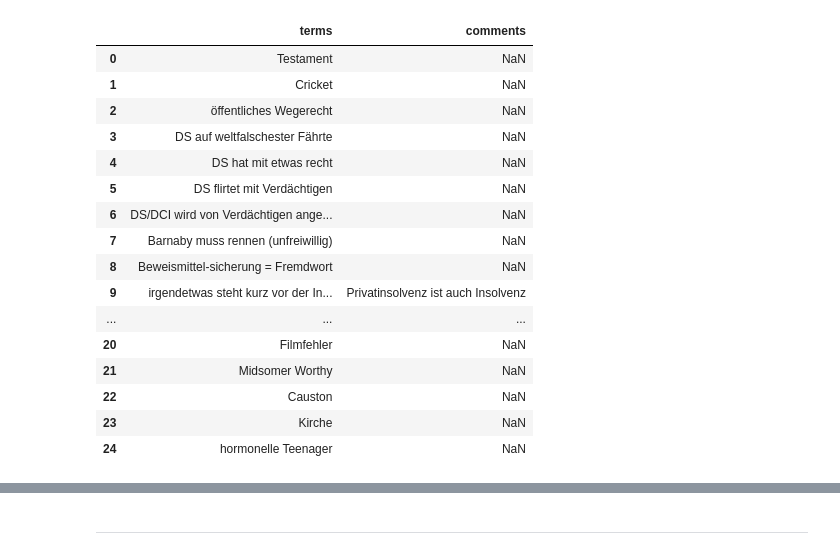
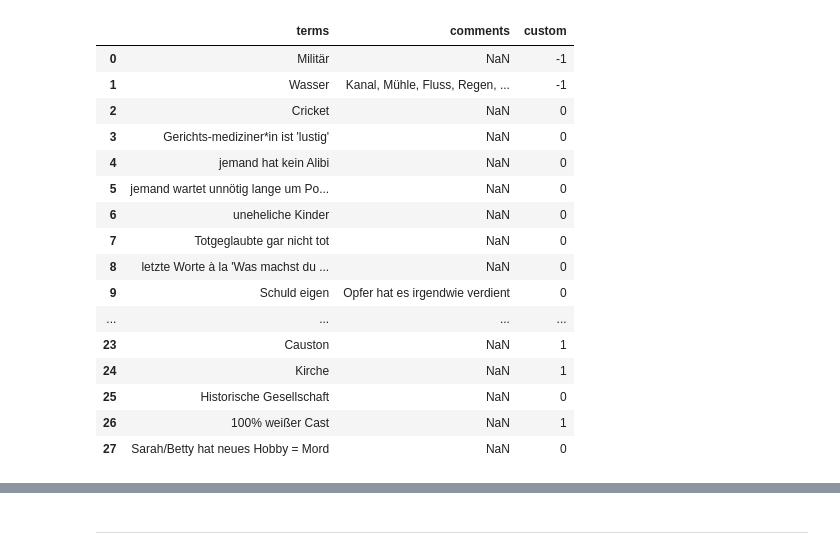
Before and after one commit to auroraAvi/barnabingo, a Jupyter notebook: testing/Bingo cards.ipynb, the cells around one changed output, grey strips where cells are left out. Drawn from its saved outputs; the diff is of its cells as text; code cells hidden in the pictures.

Commit message:
Tom/John distinction + customisation/exclusion overhall

```diff
--- a/testing/Bingo cards.ipynb
+++ b/testing/Bingo cards.ipynb
@@ -21,7 +35,9 @@ data = load_data(
         "../data/meta.csv",
         "../data/orte.csv",
         "../data/personen.csv",
-        "../data/tatsachen.csv"
+        "../data/tatsachen.csv",
+        "../data/tom.csv",
+        "../data/john.csv",
     ]
 )
 data
@@ -42,41 +58,69 @@ data
 # %%
-def get_card_terms(rowlen, terms, custom_terms, excluded_terms):
+def get_card_terms(rowlen:int, terms:pd.DataFrame, custom_terms:list[str], excluded_terms:list[str]) -> pd.DataFrame:
+    """Get set of terms to build bingo card with (entirely random or with custom terms added/removed).
+
+    Arguments
+    ---------
+        rowlen          (int)               : number of fields making up one row of the card
+        terms           (pandas.DataFrame)  : all possible terms
+        custom_terms    (list[str])         : list of terms to include
+        excluded_terms  (list[str])         : list of terms to exclude
+
+    Returns
+    -------
+        bingo_data      (pandas.DataFrame)  : terms chosen for the current card
+    """
     if (len(custom_terms) == 0) & (len(excluded_terms) == 0):
+        # Randomly samle all terms (-1 for free field) if no customisation has been defined
         bingo_terms = random.sample(list(terms["terms"]), rowlen * rowlen -1)
     else:
-        if len(excluded_terms) != 0:
+        if len(excluded_terms) > 0:
+            # Filter out unwanted terms from overall pool
             remaining_terms = [i for i in terms["terms"] if i not in excluded_terms]
         else:
+            # Take all possible terms
             remaining_terms = terms["terms"].copy()
         if len(custom_terms) != 0:
+            # Only randomly sample the amount of unspecified terms
             random_terms = random.sample([i for i in remaining_terms if i not in custom_terms], rowlen * rowlen - (len(custom_terms)+1))
+            # Add custom terms to pool
             bingo_terms = random_terms + custom_terms
         else:
+            # Randomly sample from remaining terms (if only exclusion is set)
             bingo_terms = random.sample(remaining_terms, (rowlen * rowlen) - 1)
+        # Shuffle terms
         random.shuffle(bingo_terms)
+    # Get terms and descriptions for selected terms
+    bingo_data = terms.loc[terms.terms.isin(bingo_terms+ excluded_terms)].reset_index(drop=True)
     # Insert "Free" in the center
-    bingo_data = terms.loc[terms.terms.isin(bingo_terms)].reset_index(drop=True)
-    bingo_data.loc[(5*5)/2] = ["FREE", None]
+    bingo_data.loc[(rowlen*rowlen)//2-0.5] = ["FREE", None, 0]
+    # Reindex to keep order after insertion
     bingo_data = bingo_data.sort_index().reset_index(drop=True)
+    bingo_data.loc[bingo_data.terms.isin(custom_terms), "custom"] = 1
+    bingo_data.loc[bingo_data.terms.isin(excluded_terms), "custom"] = -1
+    bingo_data.loc[~bingo_data.terms.isin(excluded_terms +custom_terms), "custom"] = 0
     return bingo_data
+# %%
+excluded_terms = ["1 1/2 Morde", "Militär", "Wasser"]
+custom_terms = ["Kirche", "100% weißer Cast", "Causton"]
 # %%
-bingo_terms = get_card_terms(5, data, ["Kirche", "100% weißer Cast", "Causton"], ["Aliens", "Militär", "Wasser"])
+bingo_terms = get_card_terms(5, data, custom_terms, excluded_terms)
 bingo_terms
 # %% [output]
-|  | terms | comments |
-| 0 | Testament | NaN |
-| 1 | Cricket | NaN |
-| 2 | öffentliches Wegerecht | NaN |
-| 3 | DS auf weltfalschester Fährte | NaN |
-| 4 | DS hat mit etwas recht | NaN |
-| 5 | DS flirtet mit Verdächtigen | NaN |
-| 6 | DS/DCI wird von Verdächtigen ange... | NaN |
-| 7 | Barnaby muss rennen (unfreiwillig) | NaN |
-| 8 | Beweismittel-sicherung = Fremdwort | NaN |
-| 9 | irgendetwas steht kurz vor der In... | Privatinsolvenz ist auch Insolvenz |
-| ... | ... | ... |
-| 20 | Filmfehler | NaN |
-| 21 | Midsomer Worthy | NaN |
-| 22 | Causton | NaN |
-| 23 | Kirche | NaN |
-| 24 | hormonelle Teenager | NaN |
+|  | terms | comments | custom |
+| 0 | Militär | NaN | -1 |
+| 1 | Wasser | Kanal, Mühle, Fluss, Regen, ... | -1 |
+| 2 | Cricket | NaN | 0 |
+| 3 | Gerichts-mediziner*in ist 'lustig' | NaN | 0 |
+| 4 | jemand hat kein Alibi | NaN | 0 |
+| 5 | jemand wartet unnötig lange um Po... | NaN | 0 |
+| 6 | uneheliche Kinder | NaN | 0 |
+| 7 | Totgeglaubte gar nicht tot | NaN | 0 |
+| 8 | letzte Worte à la 'Was machst du ... | NaN | 0 |
+| 9 | Schuld eigen | Opfer hat es irgendwie verdient | 0 |
+| ... | ... | ... | ... |
+| 23 | Causton | NaN | 1 |
+| 24 | Kirche | NaN | 1 |
+| 25 | Historische Gesellschaft | NaN | 0 |
+| 26 | 100% weißer Cast | NaN | 1 |
+| 27 | Sarah/Betty hat neues Hobby = Mord | NaN | 0 |
```
Also changed, not shown: parts of 9 cells of this notebook, 10 other files.
